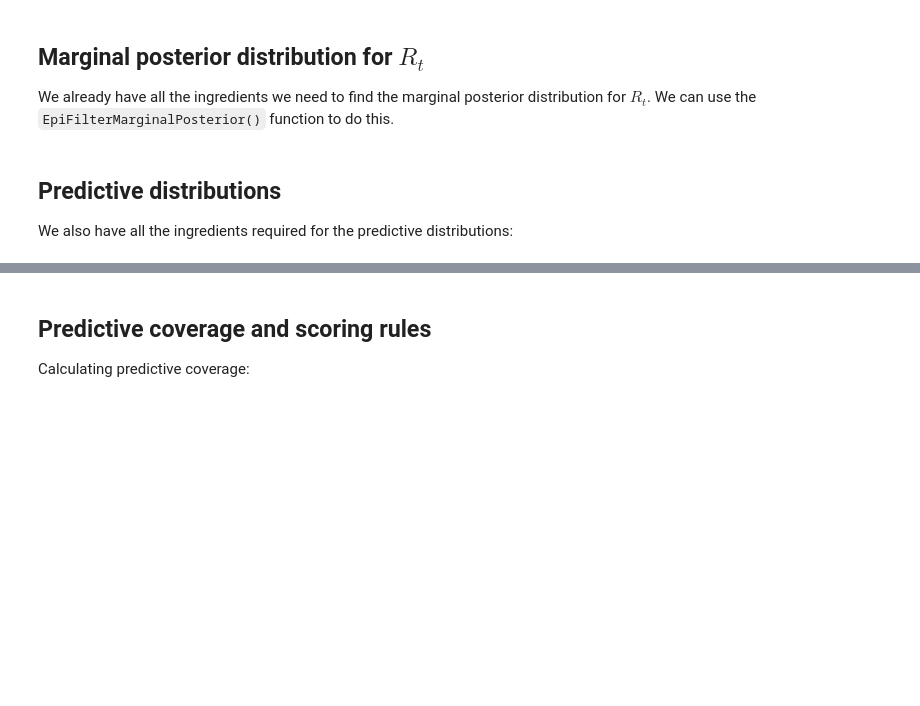
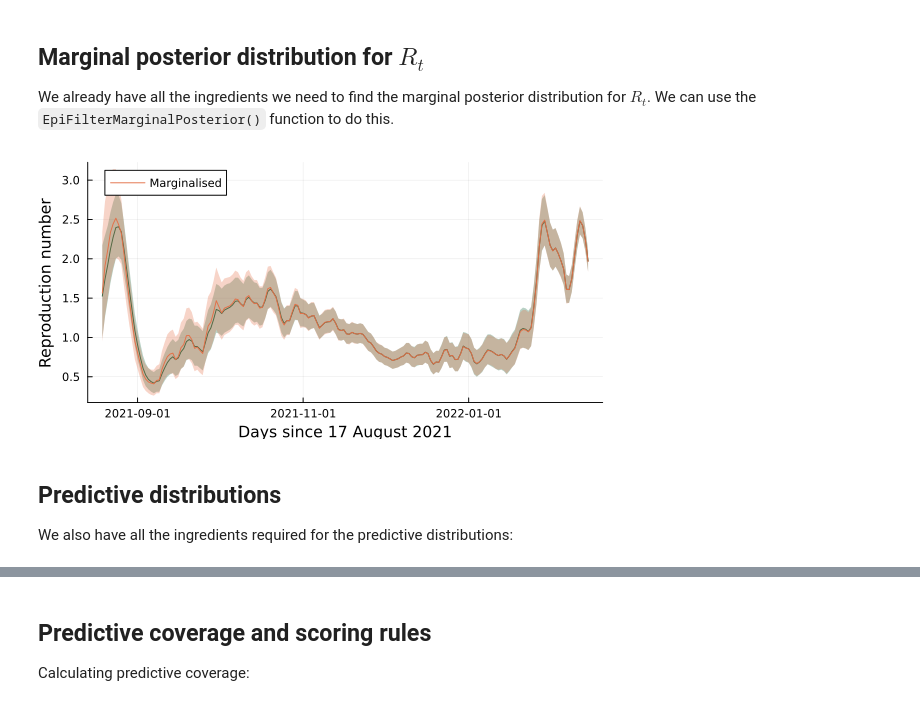
Before and after one commit to nicsteyn2/RobustRtEstimators, a Jupyter notebook: EpiFilter.ipynb, the cells around one changed output, grey strips where cells are left out. Saved outputs shown, nothing was run; the diff lists cells and outputs as text; code cells hidden in the pictures; blank space fills up the shorter version.

Commit message:
small bug fixes, updated .ipynb to reflect also

````diff
--- a/EpiFilter.ipynb
+++ b/EpiFilter.ipynb
@@ -63,15 +79,20 @@ plot(ηgrid, pη[:,end], label=false, xlabel="η", ylabel="Posterior probability
 # %% [markdown]
 ## Marginal posterior distribution for $R_t$
 
-We already have all the ingredients we need to find the marginal posterior distribution for $R_t$. We can use the ```EpiFilterMarginalPosterior()``` function to do this.
+We already have all the ingredients we need to find the marginal
+posterior distribution for $R_t$. We can use the
+`EpiFilterMarginalPosterior()` function to do this.
 # %%
 pR = EpiFilterMarginalPosterior(pη, pRgivenη)
 (m, med, l, u) = calculateResults(pR, Rgrid)
-plotR = plot!(plotR, 3:length(m), m[3:end], ribbon=(m[3:end]-l[3:end], u[3:end]-m[3:end]), fillalpha=0.3, label="Marginalised", ylabel="Reproduction number", xlabel="Days since 17 August 2021", size=(600,300))
+plotR = plot!(plotR, dates[3:end], m[3:end], ribbon=(m[3:end]-l[3:end], u[3:end]-m[3:end]), fillalpha=0.3, label="Marginalised", ylabel="Reproduction number", xlabel="Days since 17 August 2021", size=(600,300))
+# %% [output]
+[figure, added]
 # %% [markdown]
 ## Predictive distributions
 
-We also have all the ingredients required for the predictive distributions:
+We also have all the ingredients required for the predictive
+distributions:
 # %%
 Cgrid = 0:(10*maximum(Ct))
 
````
Also changed, not shown: parts of 10 cells of this notebook, 10 other files.
